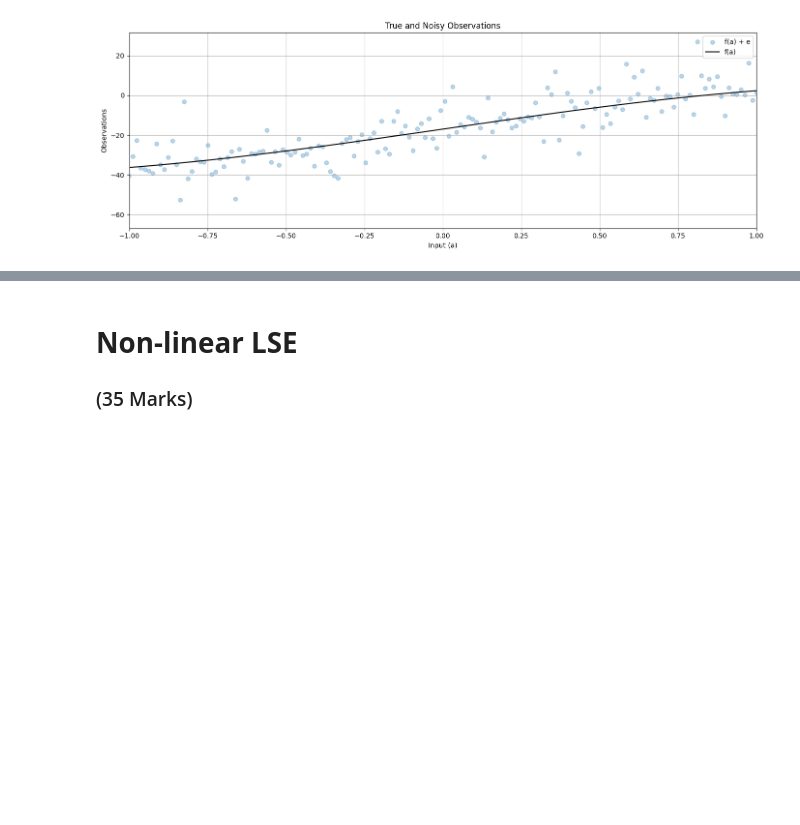
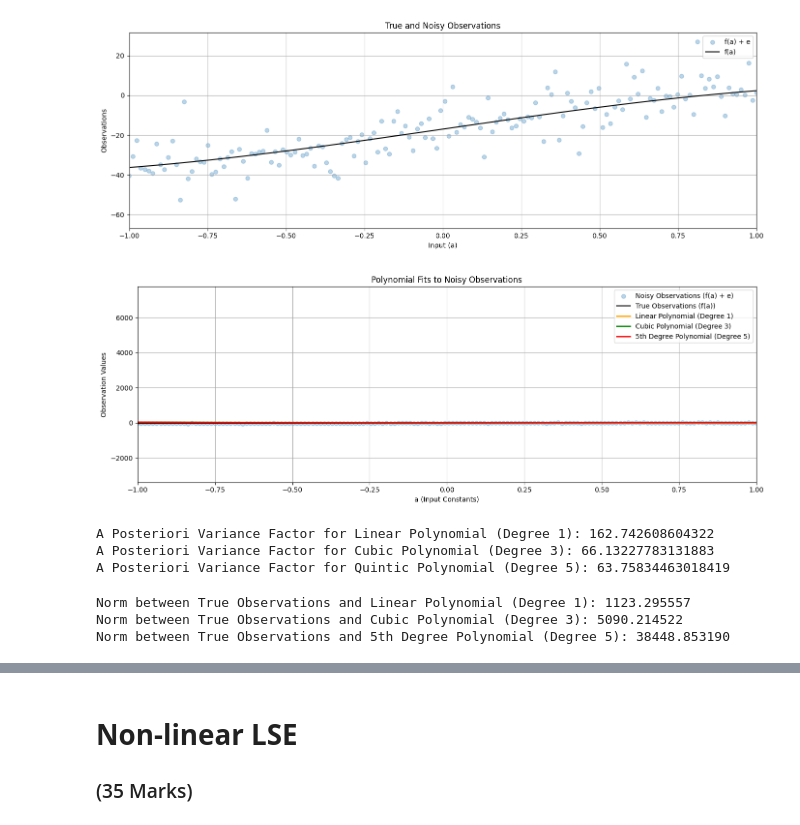
Before and after one commit to SaharYousefi92/engg680_2024_fall, a Jupyter notebook: Lab_Assignment2/Non-linear Least Square Estimation Problem.ipynb, the cells around one changed output, grey strips where cells are left out. Cells and saved outputs as stored; diff of their text form; code cells hidden in the pictures; blank space fills up the shorter version.

```diff
--- a/Lab_Assignment2/Non-linear Least Square Estimation Problem.ipynb
+++ b/Lab_Assignment2/Non-linear Least Square Estimation Problem.ipynb
@@ -143,18 +143,33 @@ quintic_uw = np.polyval(x_deg5[::-1], a)
 # %%
 # step 8
 # use the matplotlib to plot each polynomial function, noisy observations l, true observations l_true, together in one single figure
 # for the polynomials of line, cubic and quintic, use color of orange, green and red respectively.
 # (2 marks)
 
 fig, ax = plt.subplots(nrows=1, ncols=1, figsize=(14, 5))
-# ...
-
-
+ax.scatter(a, l, color='tab:blue', label='Noisy Observations (f(a) + e)', marker='o', alpha=0.3)
+ax.plot(a, l_true, color='k', label='True Observations (f(a))')
+ax.plot(a, line_uw, color='orange', label='Linear Polynomial (Degree 1)', linewidth=2)
+ax.plot(a, cubic_uw, color='green', label='Cubic Polynomial (Degree 3)', linewidth=2)
+ax.plot(a, quintic_uw, color='red', label='5th Degree Polynomial (Degree 5)', linewidth=2)
+ax.set_xlabel('a (Input Constants)')
+ax.set_ylabel('Observation Values')
+ax.set_title('Polynomial Fits to Noisy Observations')
+ax.legend()
 ax.grid(True, which='both',ls='-',color='0.65')
-
+ax.set_xlim(-1, 1)
 fig.tight_layout()
+plt.show()
+# %% [output]
+[figure, added]
 # %%
 # step 9
 # print the a posterier variance factor for each polynomial function
 # (3 marks)
-# ...
+print(f"A Posteriori Variance Factor for Linear Polynomial (Degree 1): {apv_deg1}")
+print(f"A Posteriori Variance Factor for Cubic Polynomial (Degree 3): {apv_deg3}")
+print(f"A Posteriori Variance Factor for Quintic Polynomial (Degree 5): {apv_deg5}")
+# %% [output]
+A Posteriori Variance Factor for Linear Polynomial (Degree 1): 162.742608604322
+A Posteriori Variance Factor for Cubic Polynomial (Degree 3): 66.13227783131883
+A Posteriori Variance Factor for Quintic Polynomial (Degree 5): 63.75834463018419
@@ -166,3 +176,17 @@ fig.tight_layout()
+# %%
+# step 10
+# compute and print the norm between the predicted observations (output from each polynomial function) and the true observations
+# (3 marks)
+norm_line = np.linalg.norm(l_true - line_uw)  # Linear polynomial
+norm_cubic = np.linalg.norm(l_true - cubic_uw)  # Cubic polynomial
+norm_quintic = np.linalg.norm(l_true - quintic_uw)  # 5th degree polynomial
+print(f"Norm between True Observations and Linear Polynomial (Degree 1): {norm_line:.6f}")
+print(f"Norm between True Observations and Cubic Polynomial (Degree 3): {norm_cubic:.6f}")
+print(f"Norm between True Observations and 5th Degree Polynomial (Degree 5): {norm_quintic:.6f}")
+# %% [output]
+Norm between True Observations and Linear Polynomial (Degree 1): 1123.295557
+Norm between True Observations and Cubic Polynomial (Degree 3): 5090.214522
+Norm between True Observations and 5th Degree Polynomial (Degree 5): 38448.853190
 # %%
 # step 11
 # comment on the results of a posterier variance factor and norm, what pattern do you observe
```
Also changed, not shown: parts of 2 cells of this notebook.
